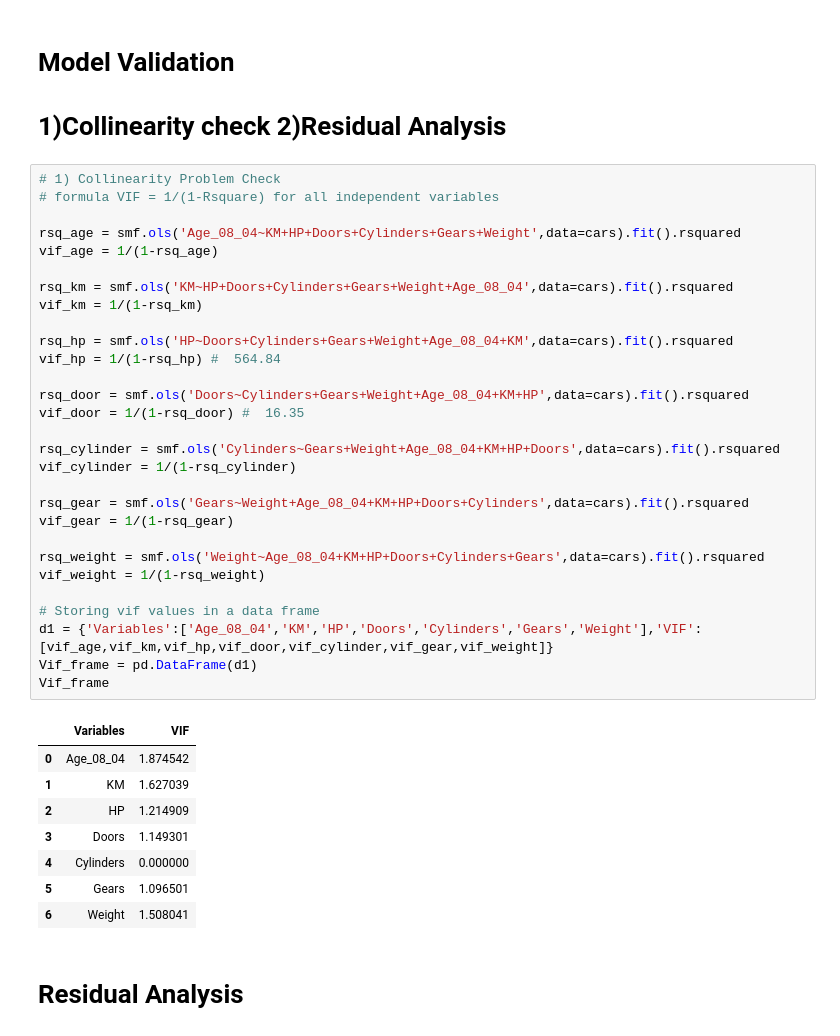
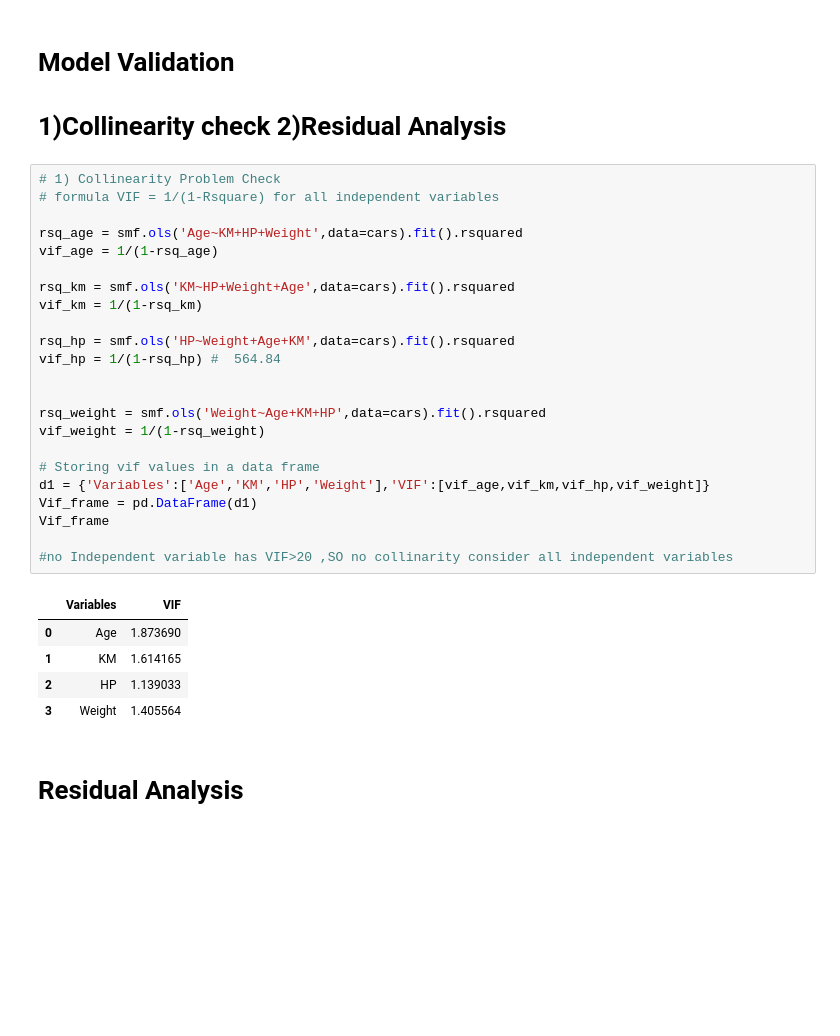
Before and after one commit to Bhavin52/Assignment, a Jupyter notebook: Multi_Linear_Regression_Q1.ipynb, the cells around one changed output. Drawn from its saved outputs; the diff is of its cells as text; blank space fills up the shorter version.

```diff
--- a/Multi_Linear_Regression_Q1.ipynb
+++ b/Multi_Linear_Regression_Q1.ipynb
@@ -146,41 +152,32 @@ dtype: float64
 # %%
 # 1) Collinearity Problem Check
 # formula VIF = 1/(1-Rsquare) for all independent variables
 
-rsq_age = smf.ols('Age_08_04~KM+HP+Doors+Cylinders+Gears+Weight',data=cars).fit().rsquared
+rsq_age = smf.ols('Age~KM+HP+Weight',data=cars).fit().rsquared
 vif_age = 1/(1-rsq_age)
 
-rsq_km = smf.ols('KM~HP+Doors+Cylinders+Gears+Weight+Age_08_04',data=cars).fit().rsquared
+rsq_km = smf.ols('KM~HP+Weight+Age',data=cars).fit().rsquared
 vif_km = 1/(1-rsq_km)
 
-rsq_hp = smf.ols('HP~Doors+Cylinders+Gears+Weight+Age_08_04+KM',data=cars).fit().rsquared
+rsq_hp = smf.ols('HP~Weight+Age+KM',data=cars).fit().rsquared
 vif_hp = 1/(1-rsq_hp) #  564.84
 
-rsq_door = smf.ols('Doors~Cylinders+Gears+Weight+Age_08_04+KM+HP',data=cars).fit().rsquared
-vif_door = 1/(1-rsq_door) #  16.35
 
-rsq_cylinder = smf.ols('Cylinders~Gears+Weight+Age_08_04+KM+HP+Doors',data=cars).fit().rsquared
-vif_cylinder = 1/(1-rsq_cylinder)
-
-rsq_gear = smf.ols('Gears~Weight+Age_08_04+KM+HP+Doors+Cylinders',data=cars).fit().rsquared
-vif_gear = 1/(1-rsq_gear)
-
-rsq_weight = smf.ols('Weight~Age_08_04+KM+HP+Doors+Cylinders+Gears',data=cars).fit().rsquared
+rsq_weight = smf.ols('Weight~Age+KM+HP',data=cars).fit().rsquared
 vif_weight = 1/(1-rsq_weight)
 
 # Storing vif values in a data frame
-d1 = {'Variables':['Age_08_04','KM','HP','Doors','Cylinders','Gears','Weight'],'VIF':[vif_age,vif_km,vif_hp,vif_door,vif_cylinder,vif_gear,vif_weight]}
+d1 = {'Variables':['Age','KM','HP','Weight'],'VIF':[vif_age,vif_km,vif_hp,vif_weight]}
 Vif_frame = pd.DataFrame(d1)
 Vif_frame
+
+#no Independent variable has VIF>20 ,SO no collinarity consider all independent variables
 # %% [output]
 |  | Variables | VIF |
-| 0 | Age_08_04 | 1.874542 |
-| 1 | KM | 1.627039 |
-| 2 | HP | 1.214909 |
-| 3 | Doors | 1.149301 |
-| 4 | Cylinders | 0.000000 |
-| 5 | Gears | 1.096501 |
-| 6 | Weight | 1.508041 |
+| 0 | Age | 1.873690 |
+| 1 | KM | 1.614165 |
+| 2 | HP | 1.139033 |
+| 3 | Weight | 1.405564 |
 # %% [markdown]
 # Residual Analysis
 # %% [markdown]
```
Also changed, not shown: parts of 43 cells of this notebook.
